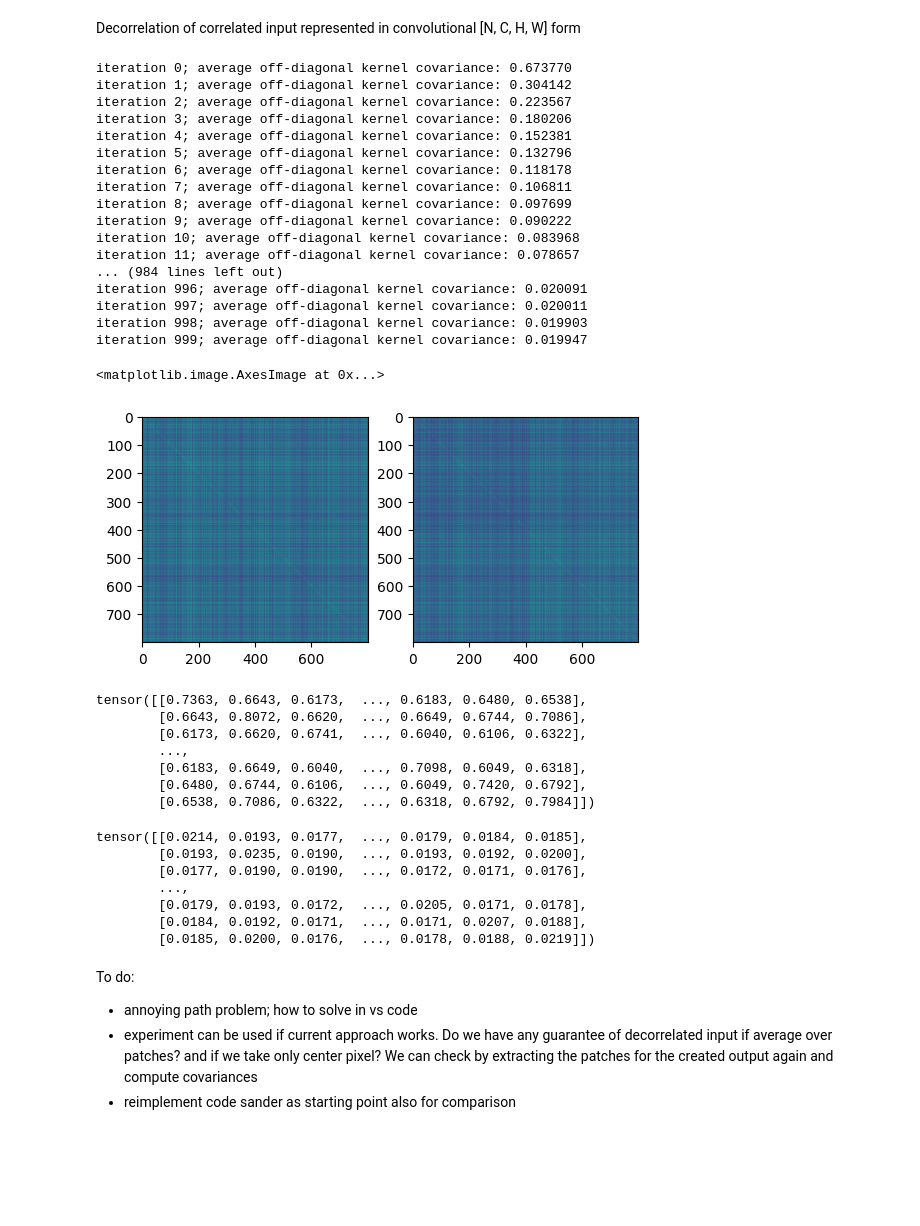
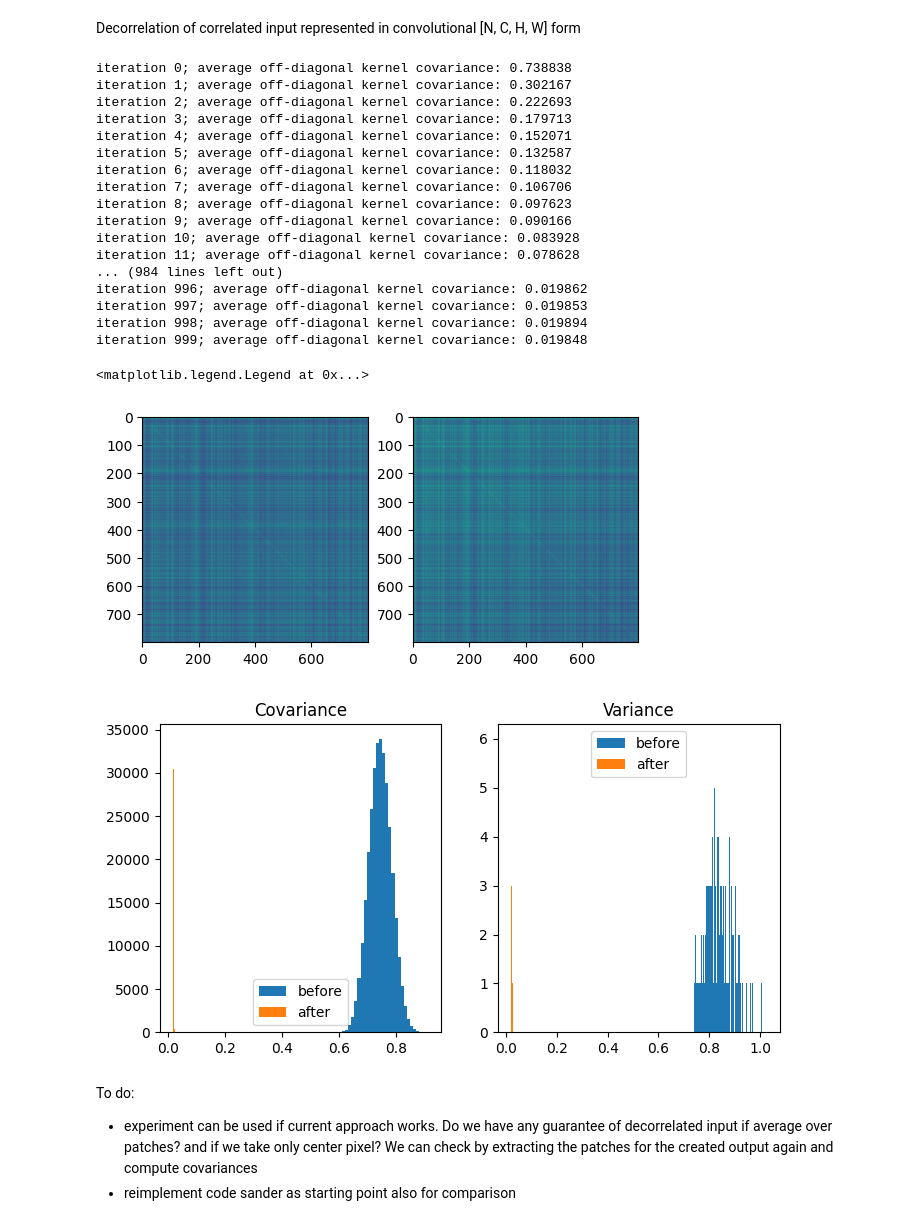
Before and after one commit to artcogsys/decorbp, a Jupyter notebook: examples/example.ipynb, the cells around one changed output. Cells and saved outputs as stored; diff of their text form; code cells hidden in the pictures; blank space fills up the shorter version.

```diff
--- a/examples/example.ipynb
+++ b/examples/example.ipynb
@@ -67,75 +88,67 @@ width=20
 num_features=num_channels*height*width
 kernel_size=(5,5)
 
 d = torch.distributions.MultivariateNormal(torch.zeros(num_features), 0.1 * torch.eye(num_features) + 0.9 * torch.ones((num_features, num_features)))
 data = d.sample((num_examples,)).reshape(num_examples,num_channels,height,width)
 
 # create a convolutional decorrelator
 model = DecorrelationPatch2d(2, kernel_size=kernel_size, whiten=True)
 
 # correlation matrix before training
 B1 = DecorrelationFC.covariance(model.forward(data).view(num_examples,-1))
 
 # train decorrelator
 for i in range(1000):
     y = model.forward(data)
     model.update()
     model.R -= 1e-2 * model.R.grad
     print(f'iteration {i}; average off-diagonal kernel covariance: {covariance([model])[0].numpy():3f}')
 
 # correlation matrix after training
 B2 = DecorrelationFC.covariance(model.forward(data).view(num_examples,-1))
 
 plt.subplot(1,2,1)
 plt.imshow(B1)
 plt.subplot(1,2,2)
 plt.imshow(B2)
 
-# does patchwise not translate into full size????
+plt.figure(figsize=(8,4))
+plt.subplot(1,2,1)
+plt.hist(lower_triangular(B1), bins=30)
+plt.hist(lower_triangular(B2), bins=30)
+plt.title('Covariance')
+plt.legend(['before', 'after'])
+plt.subplot(1,2,2)
+plt.hist(torch.diag(B1), bins=B1.shape[0])
+plt.hist(torch.diag(B2), bins=B2.shape[0])
+plt.title('Variance')
+plt.legend(['before', 'after']);
+
+# NOTE: It is likely not the covariance but the correlations we wish to show...
 # %% [output]
-iteration 0; average off-diagonal kernel covariance: 0.673770
-iteration 1; average off-diagonal kernel covariance: 0.304142
-iteration 2; average off-diagonal kernel covariance: 0.223567
-iteration 3; average off-diagonal kernel covariance: 0.180206
-iteration 4; average off-diagonal kernel covariance: 0.152381
-iteration 5; average off-diagonal kernel covariance: 0.132796
-iteration 6; average off-diagonal kernel covariance: 0.118178
-iteration 7; average off-diagonal kernel covariance: 0.106811
-iteration 8; average off-diagonal kernel covariance: 0.097699
-iteration 9; average off-diagonal kernel covariance: 0.090222
-iteration 10; average off-diagonal kernel covariance: 0.083968
-iteration 11; average off-diagonal kernel covariance: 0.078657
+iteration 0; average off-diagonal kernel covariance: 0.738838
+iteration 1; average off-diagonal kernel covariance: 0.302167
+iteration 2; average off-diagonal kernel covariance: 0.222693
+iteration 3; average off-diagonal kernel covariance: 0.179713
+iteration 4; average off-diagonal kernel covariance: 0.152071
+iteration 5; average off-diagonal kernel covariance: 0.132587
+iteration 6; average off-diagonal kernel covariance: 0.118032
+iteration 7; average off-diagonal kernel covariance: 0.106706
+iteration 8; average off-diagonal kernel covariance: 0.097623
+iteration 9; average off-diagonal kernel covariance: 0.090166
+iteration 10; average off-diagonal kernel covariance: 0.083928
+iteration 11; average off-diagonal kernel covariance: 0.078628
 ... (984 lines left out)
-iteration 996; average off-diagonal kernel covariance: 0.020091
-iteration 997; average off-diagonal kernel covariance: 0.020011
-iteration 998; average off-diagonal kernel covariance: 0.019903
-iteration 999; average off-diagonal kernel covariance: 0.019947
+iteration 996; average off-diagonal kernel covariance: 0.019862
+iteration 997; average off-diagonal kernel covariance: 0.019853
+iteration 998; average off-diagonal kernel covariance: 0.019894
+iteration 999; average off-diagonal kernel covariance: 0.019848
-<matplotlib.image.AxesImage at 0x...>
+<matplotlib.legend.Legend at 0x...>
 [figure]
+[figure, added]
-# %%
-B1
-# %% [output]
-tensor([[0.7363, 0.6643, 0.6173,  ..., 0.6183, 0.6480, 0.6538],
-        [0.6643, 0.8072, 0.6620,  ..., 0.6649, 0.6744, 0.7086],
-        [0.6173, 0.6620, 0.6741,  ..., 0.6040, 0.6106, 0.6322],
-        ...,
-        [0.6183, 0.6649, 0.6040,  ..., 0.7098, 0.6049, 0.6318],
-        [0.6480, 0.6744, 0.6106,  ..., 0.6049, 0.7420, 0.6792],
-        [0.6538, 0.7086, 0.6322,  ..., 0.6318, 0.6792, 0.7984]])
-# %%
-B2
-# %% [output]
-tensor([[0.0214, 0.0193, 0.0177,  ..., 0.0179, 0.0184, 0.0185],
-        [0.0193, 0.0235, 0.0190,  ..., 0.0193, 0.0192, 0.0200],
-        [0.0177, 0.0190, 0.0190,  ..., 0.0172, 0.0171, 0.0176],
-        ...,
-        [0.0179, 0.0193, 0.0172,  ..., 0.0205, 0.0171, 0.0178],
-        [0.0184, 0.0192, 0.0171,  ..., 0.0171, 0.0207, 0.0188],
-        [0.0185, 0.0200, 0.0176,  ..., 0.0178, 0.0188, 0.0219]])
 # %%
 # MAYBE IT ALREADY WORKS? INPUT DATA SHOULD BE TRANSLATION INVARIANT? THIS IS DEFINITELY NOT THE CASE IN GENERAL... NEEDS MORE THOUGHT
 # %% [markdown]
 To do:
-- annoying path problem; how to solve in vs code
 - experiment can be used if current approach works. Do we have any guarantee of decorrelated input if average over patches? and if we take only center pixel? We can check by extracting the patches for the created output again and compute covariances
 - reimplement code sander as starting point also for comparison
```
Also changed, not shown: parts of 2 cells of this notebook, 3 other files.
